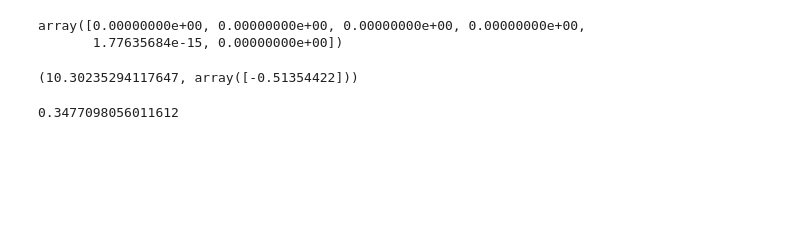
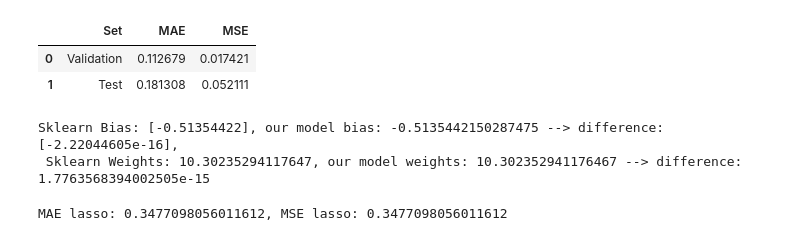
Before and after one commit to sararst/Malis, a Jupyter notebook: proj3/task2.ipynb, the cells around one changed output. Cells and saved outputs as stored; diff of their text form; code cells hidden in the pictures; blank space fills up the shorter version.

```diff
--- a/proj3/task2.ipynb
+++ b/proj3/task2.ipynb
@@ -66,11 +79,14 @@ avg_errors, best_l
 # %%
+# train the model with the best lambda value found
 ridge_model = Ridge_(best_l)
 w = ridge_model.ridge_fit(X_train, y_train)
 
 # predict on the validation set
 pred_val = ridge_model.ridge_predict(X_val)
 mae_val = mean_absolute_error(y_val, pred_val)
+mse_val = mean_squared_error(y_val, pred_val)
 
 # predict on the test set
 pred_test = ridge_model.ridge_predict(X_test)
 mae_test = mean_absolute_error(y_test, pred_test)
+mse_test = mean_squared_error(y_test, pred_test)
@@ -93,29 +124,46 @@ plt.legend()
 # %%
 # test with sklearn
 ridge_model2 = Ridge(alpha=best_l)
 ridge_model2.fit(X_train[:, 1].reshape(-1, 1), y_train)
 
 sklearn_pred_val = ridge_model2.predict(X_val[:, 1].reshape(-1, 1))
 
 sklearn_pred_test = ridge_model2.predict(X_test[:, 1].reshape(-1, 1))
 # difference between our model predicions and sklearn ones
 diff_val = pred_val - sklearn_pred_val
 diff_test = pred_test - sklearn_pred_test
-mean_absolute_error(sklearn_pred_test, pred_test)
+
+
+mae_val_skl = mean_absolute_error(sklearn_pred_val, pred_val)
+mse_val_skl = mean_squared_error(sklearn_pred_val, pred_val)
+mae_test_skl = mean_absolute_error(sklearn_pred_test, pred_test)
+mse_test_skl = mean_squared_error(sklearn_pred_test, pred_test)
+
+# Create a DataFrame to store the metrics
+metrics_sklearn = pd.DataFrame({
+    'Set': ['Validation', 'Test'],
+    'MAE': [mae_val_skl, mae_test_skl],
+    'MSE': [mse_val_skl, mse_test_skl],
+})
+metrics
 # %% [output]
-array([0.00000000e+00, 0.00000000e+00, 0.00000000e+00, 0.00000000e+00,
-       1.77635684e-15, 0.00000000e+00])
+|  | Set | MAE | MSE |
+| 0 | Validation | 0.112679 | 0.017421 |
+| 1 | Test | 0.181308 | 0.052111 |
-# %%
-ridge_model2.intercept_, ridge_model2.coef_
-# %% [output]
-(10.30235294117647, array([-0.51354422]))
+# %%
+print(f"Sklearn Bias: {ridge_model2.coef_}, our model bias: {w[1]} --> difference: {ridge_model2.coef_ - w[1]},\n Sklearn Weights: {ridge_model2.intercept_}, our model weights: {w[0]} --> difference: {ridge_model2.intercept_ - w[0]}")
+# %% [output]
+Sklearn Bias: [-0.51354422], our model bias: -0.5135442150287475 --> difference: [-2.22044605e-16],
+ Sklearn Weights: 10.30235294117647, our model weights: 10.302352941176467 --> difference: 1.7763568394002505e-15
 # %%
 # comparison with lasso
 lasso_model = Lasso(alpha=best_l)
 lasso_model.fit(X_train[:, 1].reshape(-1, 1), y_train)
 lasso_model.intercept_, lasso_model.coef_
 lasso_predictions = lasso_model.predict(X_test[:, 1].reshape(-1, 1))
-# %%
-mean_absolute_error(sklearn_pred_test, lasso_predictions)
-# %% [output]
-0.3477098056011612
+# %%
+mae_lasso = mean_absolute_error(sklearn_pred_test, lasso_predictions)
+mse_lasso = mean_absolute_error(sklearn_pred_test, lasso_predictions)
+print(f"MAE lasso: {mae_lasso}, MSE lasso: {mse_lasso}")
+# %% [output]
+MAE lasso: 0.3477098056011612, MSE lasso: 0.3477098056011612
```
Also changed, not shown: parts of 8 cells of this notebook.
